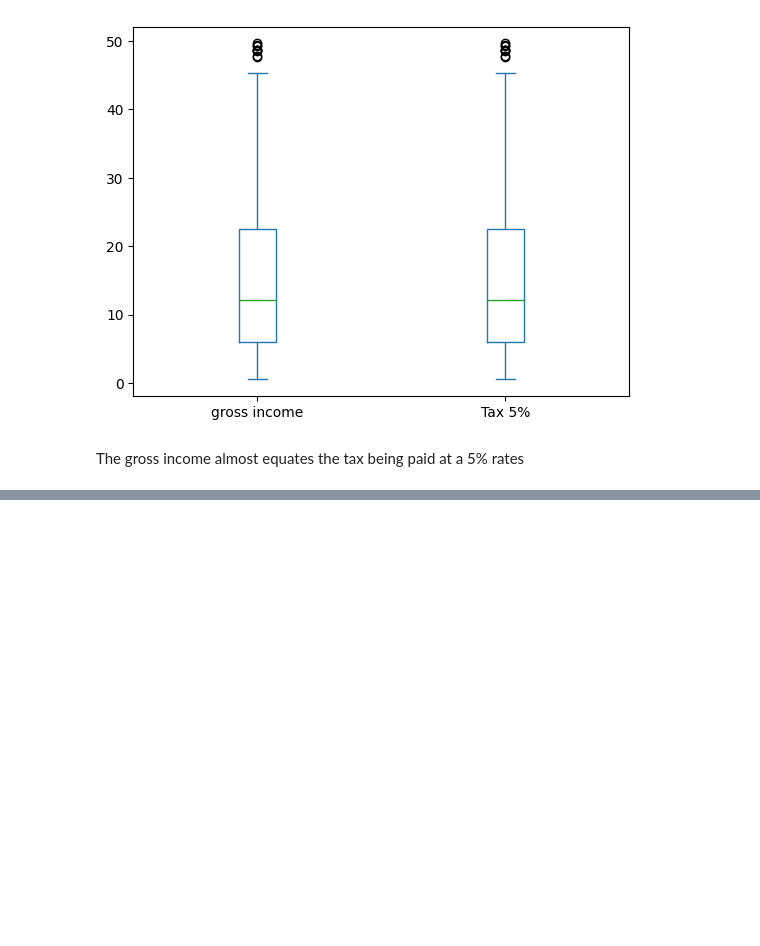
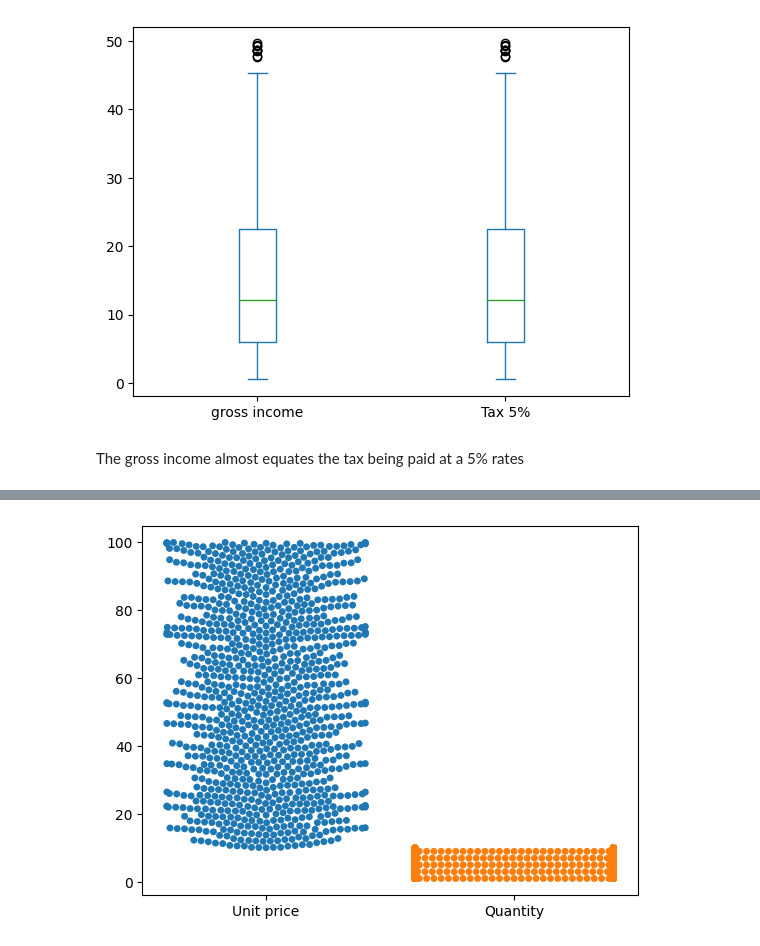
Before and after one commit to AmmarJamshed/sample_repo, a Jupyter notebook: Exploratory_data_analysis.ipynb, the cells around one changed output, grey strips where cells are left out. Cells and saved outputs as stored; diff of their text form; code cells hidden in the pictures; blank space fills up the shorter version.

```diff
--- a/Exploratory_data_analysis.ipynb
+++ b/Exploratory_data_analysis.ipynb
@@ -253,0 +277,5 @@ The gross income almost equates the tax being paid at a 5% rates
+# %%
+# using this plot with seaborn library
+sns.swarmplot(data=df[['Unit price',	'Quantity']], size=5);
+# %% [output]
+[figure, added]
```
Also changed, not shown: parts of 6 cells of this notebook.
